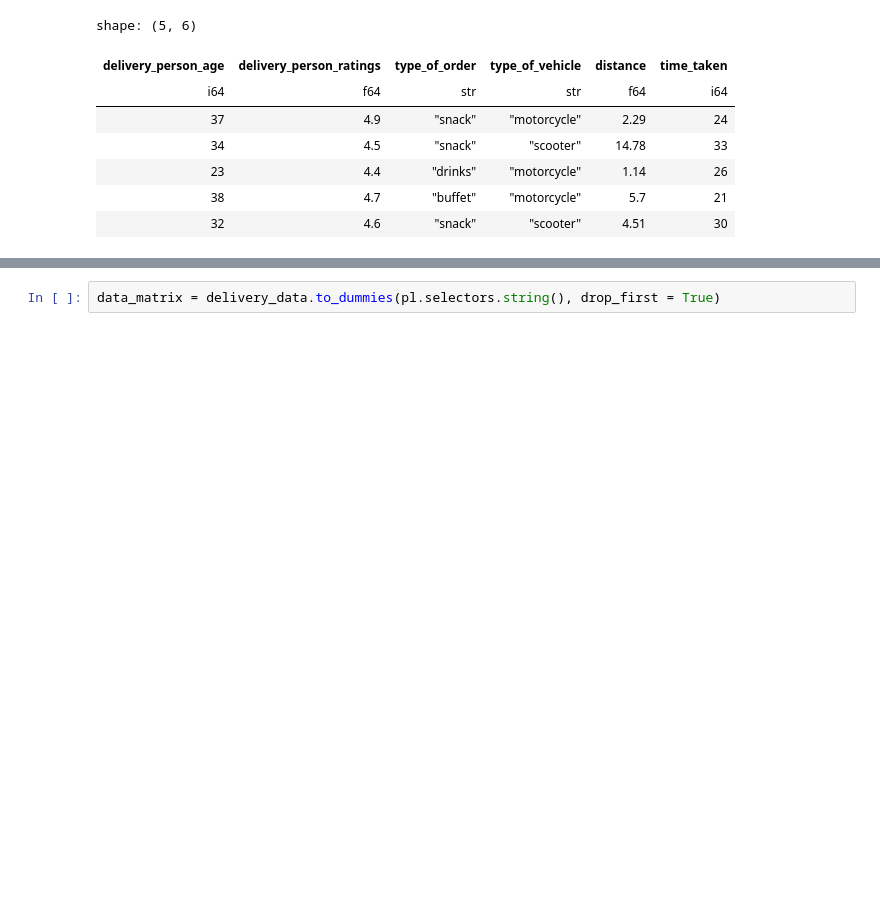
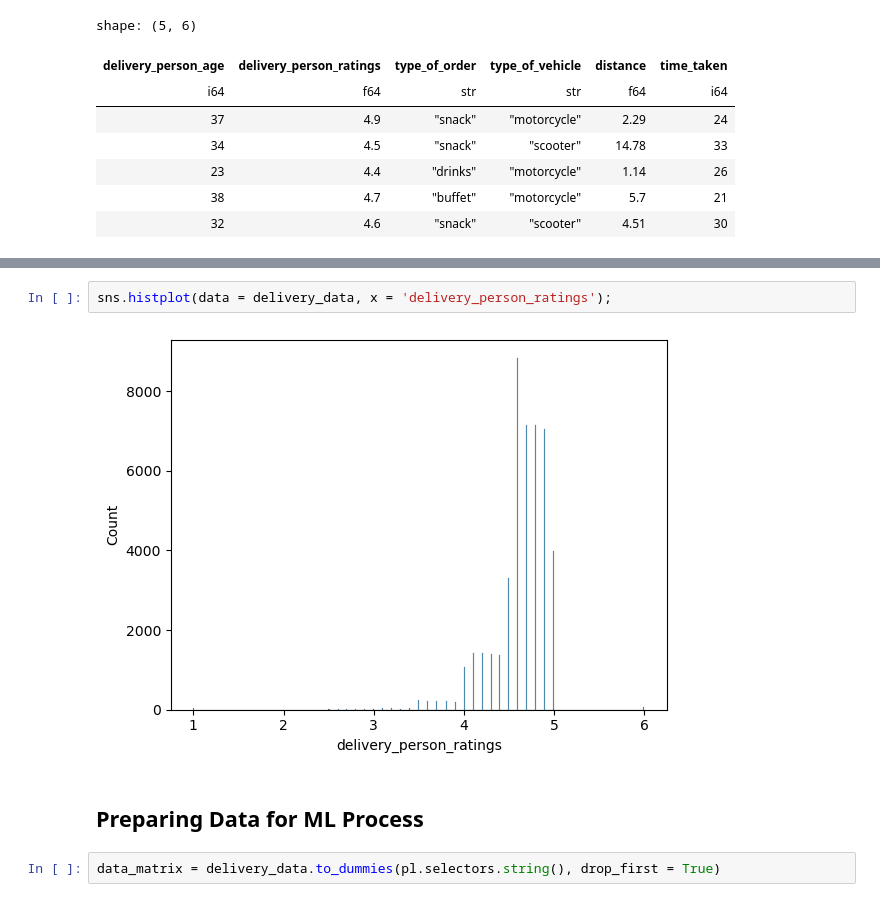
Before and after one commit to kcpGOAT/food-delivery-ML, a Jupyter notebook: food_delay.ipynb, the cells around one changed output, grey strips where cells are left out. Cells and saved outputs as stored; diff of their text form; blank space fills up the shorter version.

```diff
--- a/food_delay.ipynb
+++ b/food_delay.ipynb
@@ -60,3 +88,9 @@ shape: (5, 6)
+# %%
+sns.histplot(data = delivery_data, x = 'delivery_person_ratings');
+# %% [output]
+[figure, added]
+# %% [markdown]
+## Preparing Data for ML Process
 # %%
 data_matrix = delivery_data.to_dummies(pl.selectors.string(), drop_first = True)
 # %%
```
Also changed, not shown: parts of 16 cells of this notebook.
